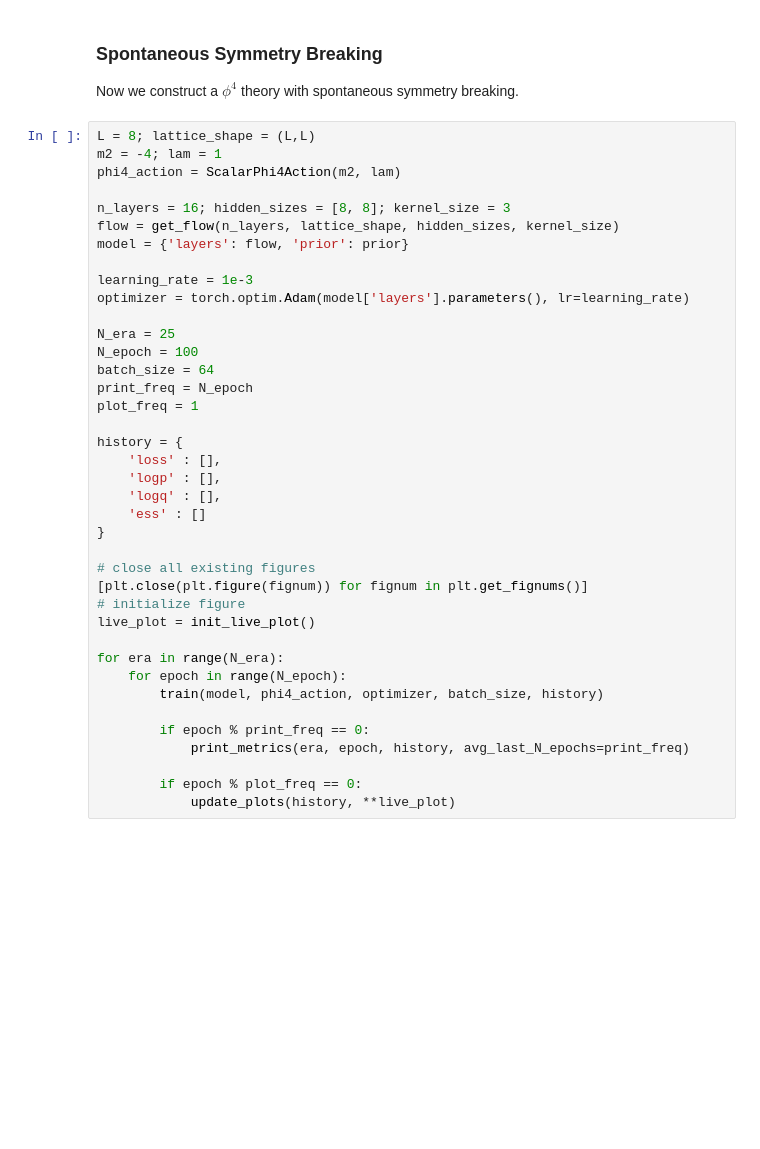
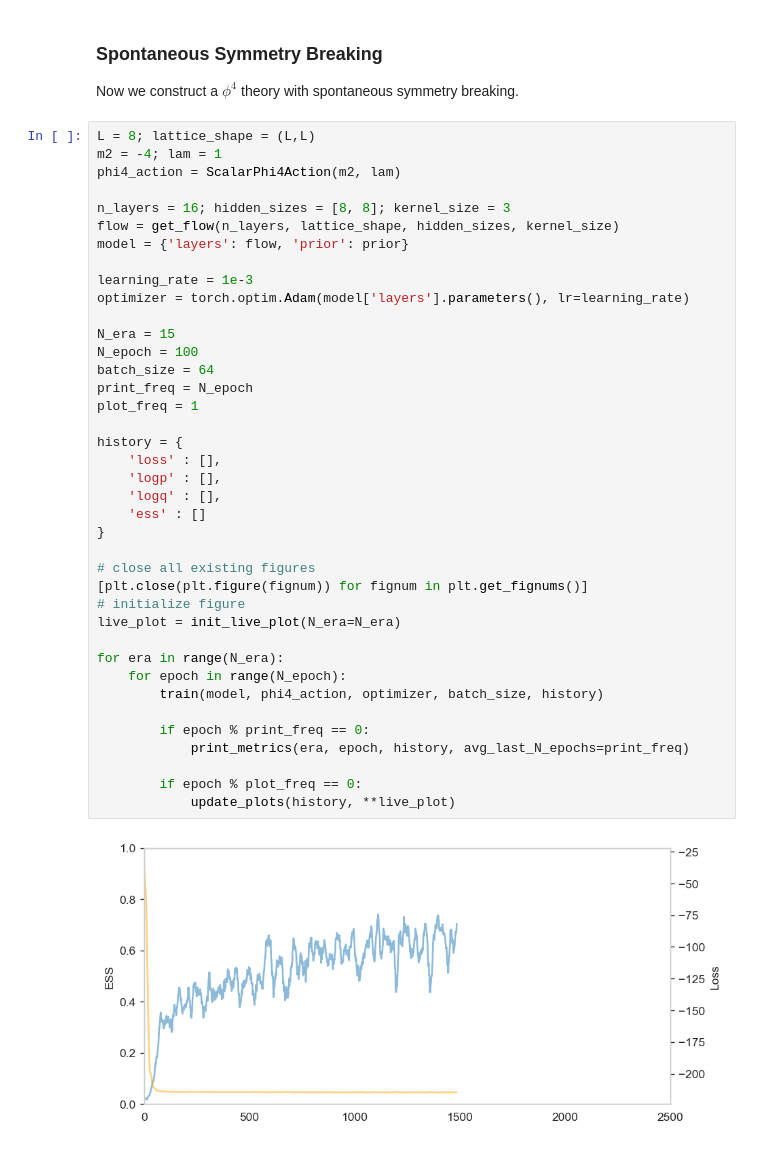
Before and after one commit to haimengzhao/computational-qm, a Jupyter notebook: project/project.ipynb, the cells around one changed output. Cells and saved outputs as stored; diff of their text form; blank space fills up the shorter version.

```diff
--- a/project/project.ipynb
+++ b/project/project.ipynb
@@ -585,32 +591,34 @@ flow = get_flow(n_layers, lattice_shape, hidden_sizes, kernel_size)
 model = {'layers': flow, 'prior': prior}
 
 learning_rate = 1e-3
 optimizer = torch.optim.Adam(model['layers'].parameters(), lr=learning_rate)
 
-N_era = 25
+N_era = 15
 N_epoch = 100
 batch_size = 64
 print_freq = N_epoch
 plot_freq = 1
 
 history = {
     'loss' : [],
     'logp' : [],
     'logq' : [],
     'ess' : []
 }
 
 # close all existing figures
 [plt.close(plt.figure(fignum)) for fignum in plt.get_fignums()]
 # initialize figure
-live_plot = init_live_plot()
+live_plot = init_live_plot(N_era=N_era)
 
 for era in range(N_era):
     for epoch in range(N_epoch):
         train(model, phi4_action, optimizer, batch_size, history)
 
         if epoch % print_freq == 0:
             print_metrics(era, epoch, history, avg_last_N_epochs=print_freq)
 
         if epoch % plot_freq == 0:
             update_plots(history, **live_plot)
+# %% [output]
+[figure, added]
```
Also changed, not shown: parts of 17 cells of this notebook, 3 other files.
